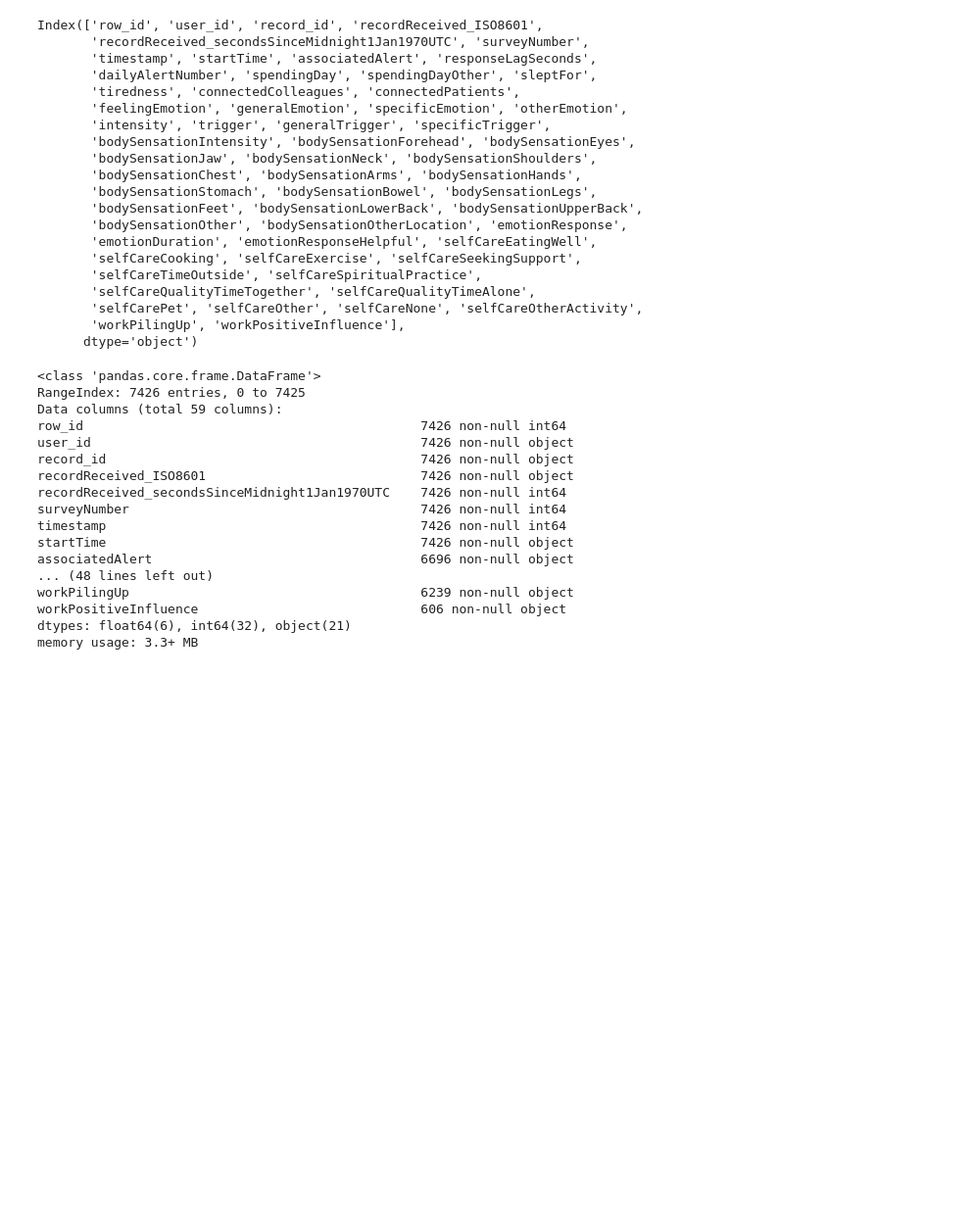
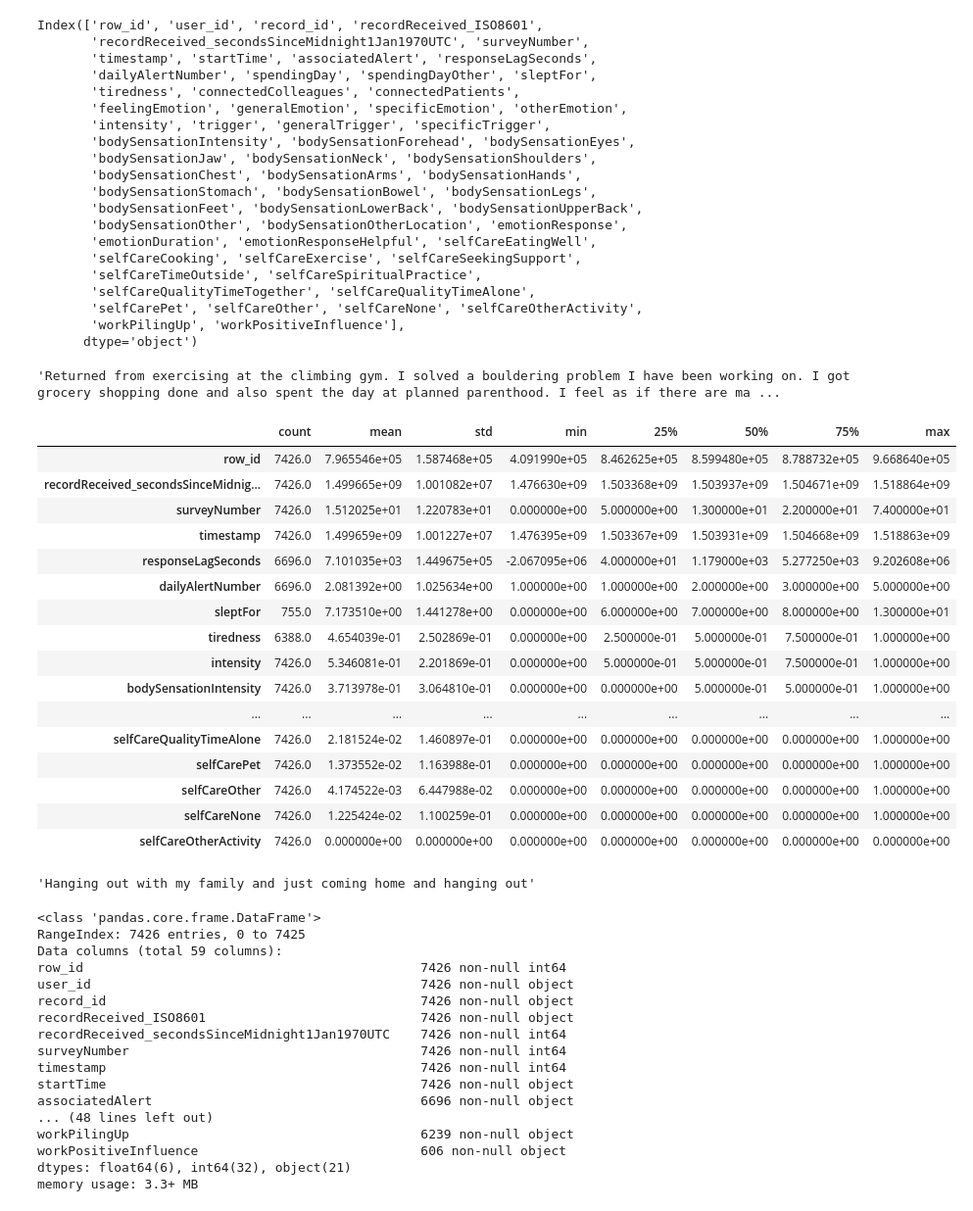
Before and after one commit to monica-oyarzun/capstone, a Jupyter notebook: public-EDA.ipynb, the cells around one changed output. Shown: that part at 98% size. Cells and saved outputs as stored; diff of their text form; code cells hidden in the pictures; blank space fills up the shorter version.

```diff
--- a/public-EDA.ipynb
+++ b/public-EDA.ipynb
@@ -33,6 +34,34 @@ Index(['row_id', 'user_id', 'record_id', 'recordReceived_ISO8601',
        'selfCarePet', 'selfCareOther', 'selfCareNone', 'selfCareOtherActivity',
        'workPilingUp', 'workPositiveInfluence'],
       dtype='object')
+# %%
+public_df['trigger'][0]
+# %% [output]
+'Returned from exercising at the climbing gym. I solved a bouldering problem I have been working on. I got grocery shopping done and also spent the day at planned parenthood. I feel as if there are ma ...
+# %%
+public_df.describe().T
+# %% [output]
+|  | count | mean | std | min | 25% | 50% | 75% | max |
+| row_id | 7426.0 | 7.965546e+05 | 1.587468e+05 | 4.091990e+05 | 8.462625e+05 | 8.599480e+05 | 8.788732e+05 | 9.668640e+05 |
+| recordReceived_secondsSinceMidnig... | 7426.0 | 1.499665e+09 | 1.001082e+07 | 1.476630e+09 | 1.503368e+09 | 1.503937e+09 | 1.504671e+09 | 1.518864e+09 |
+| surveyNumber | 7426.0 | 1.512025e+01 | 1.220783e+01 | 0.000000e+00 | 5.000000e+00 | 1.300000e+01 | 2.200000e+01 | 7.400000e+01 |
+| timestamp | 7426.0 | 1.499659e+09 | 1.001227e+07 | 1.476395e+09 | 1.503367e+09 | 1.503931e+09 | 1.504668e+09 | 1.518863e+09 |
+| responseLagSeconds | 6696.0 | 7.101035e+03 | 1.449675e+05 | -2.067095e+06 | 4.000000e+01 | 1.179000e+03 | 5.277250e+03 | 9.202608e+06 |
+| dailyAlertNumber | 6696.0 | 2.081392e+00 | 1.025634e+00 | 1.000000e+00 | 1.000000e+00 | 2.000000e+00 | 3.000000e+00 | 5.000000e+00 |
+| sleptFor | 755.0 | 7.173510e+00 | 1.441278e+00 | 0.000000e+00 | 6.000000e+00 | 7.000000e+00 | 8.000000e+00 | 1.300000e+01 |
+| tiredness | 6388.0 | 4.654039e-01 | 2.502869e-01 | 0.000000e+00 | 2.500000e-01 | 5.000000e-01 | 7.500000e-01 | 1.000000e+00 |
+| intensity | 7426.0 | 5.346081e-01 | 2.201869e-01 | 0.000000e+00 | 5.000000e-01 | 5.000000e-01 | 7.500000e-01 | 1.000000e+00 |
+| bodySensationIntensity | 7426.0 | 3.713978e-01 | 3.064810e-01 | 0.000000e+00 | 0.000000e+00 | 5.000000e-01 | 5.000000e-01 | 1.000000e+00 |
+| ... | ... | ... | ... | ... | ... | ... | ... | ... |
+| selfCareQualityTimeAlone | 7426.0 | 2.181524e-02 | 1.460897e-01 | 0.000000e+00 | 0.000000e+00 | 0.000000e+00 | 0.000000e+00 | 1.000000e+00 |
+| selfCarePet | 7426.0 | 1.373552e-02 | 1.163988e-01 | 0.000000e+00 | 0.000000e+00 | 0.000000e+00 | 0.000000e+00 | 1.000000e+00 |
+| selfCareOther | 7426.0 | 4.174522e-03 | 6.447988e-02 | 0.000000e+00 | 0.000000e+00 | 0.000000e+00 | 0.000000e+00 | 1.000000e+00 |
+| selfCareNone | 7426.0 | 1.225424e-02 | 1.100259e-01 | 0.000000e+00 | 0.000000e+00 | 0.000000e+00 | 0.000000e+00 | 1.000000e+00 |
+| selfCareOtherActivity | 7426.0 | 0.000000e+00 | 0.000000e+00 | 0.000000e+00 | 0.000000e+00 | 0.000000e+00 | 0.000000e+00 | 0.000000e+00 |
+# %%
+public_df['trigger'][3]
+# %% [output]
+'Hanging out with my family and just coming home and hanging out'
 # %%
 public_df.info()
 # %% [output]
```
Also changed, not shown: parts of 20 cells of this notebook, 2 other files.
